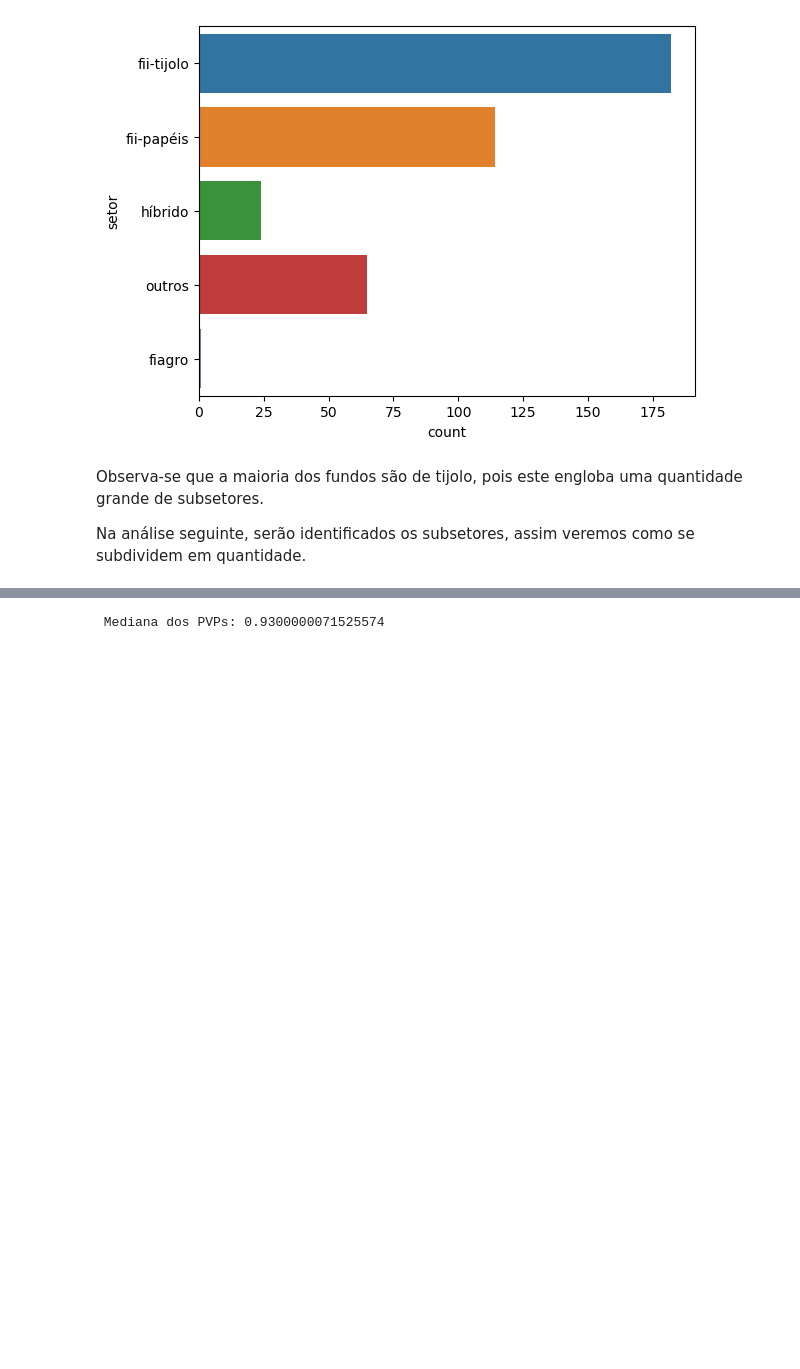
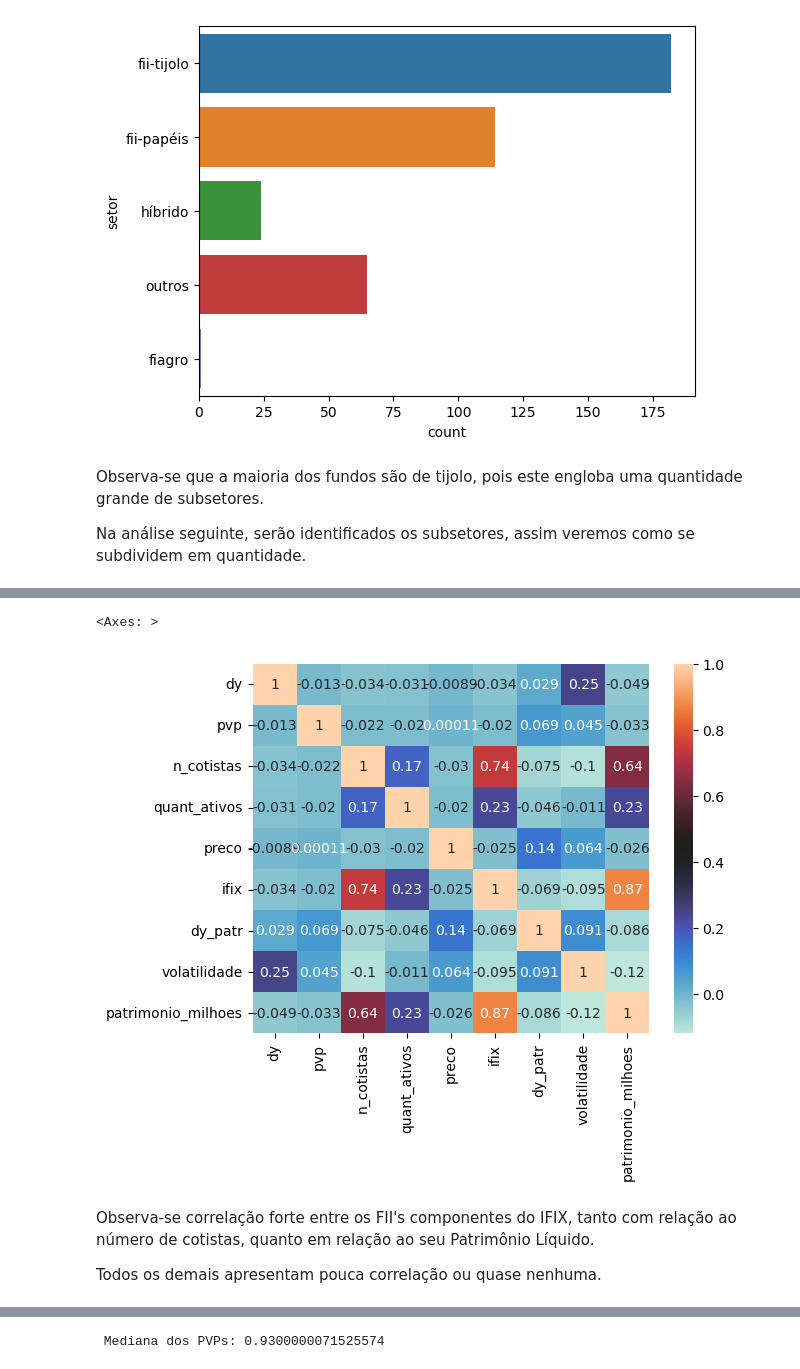
Before and after one commit to Mateus-cpa/analisando_fiis, a Jupyter notebook: analisando-fiis.ipynb, the cells around one changed output, grey strips where cells are left out. Saved outputs shown, nothing was run; the diff lists cells and outputs as text; code cells hidden in the pictures; blank space fills up the shorter version.

```diff
--- a/analisando-fiis.ipynb
+++ b/analisando-fiis.ipynb
@@ -801,0 +875,10 @@ sns.countplot(data = fiis,
+# %%
+sns.heatmap(fiis[['dy','pvp','n_cotistas','quant_ativos','preco','ifix','dy_patr','volatilidade','patrimonio_milhoes']].corr(),
+           cmap='icefire', annot=True)
+# %% [output]
+<Axes: >
+[figure, added]
+# %% [markdown]
+Observa-se correlação forte entre os FII's componentes do IFIX, tanto com relação ao número de cotistas, quanto em relação ao seu Patrimônio Líquido.
+
+Todos os demais apresentam pouca correlação ou quase nenhuma.
```
Also changed, not shown: parts of 43 cells of this notebook.
